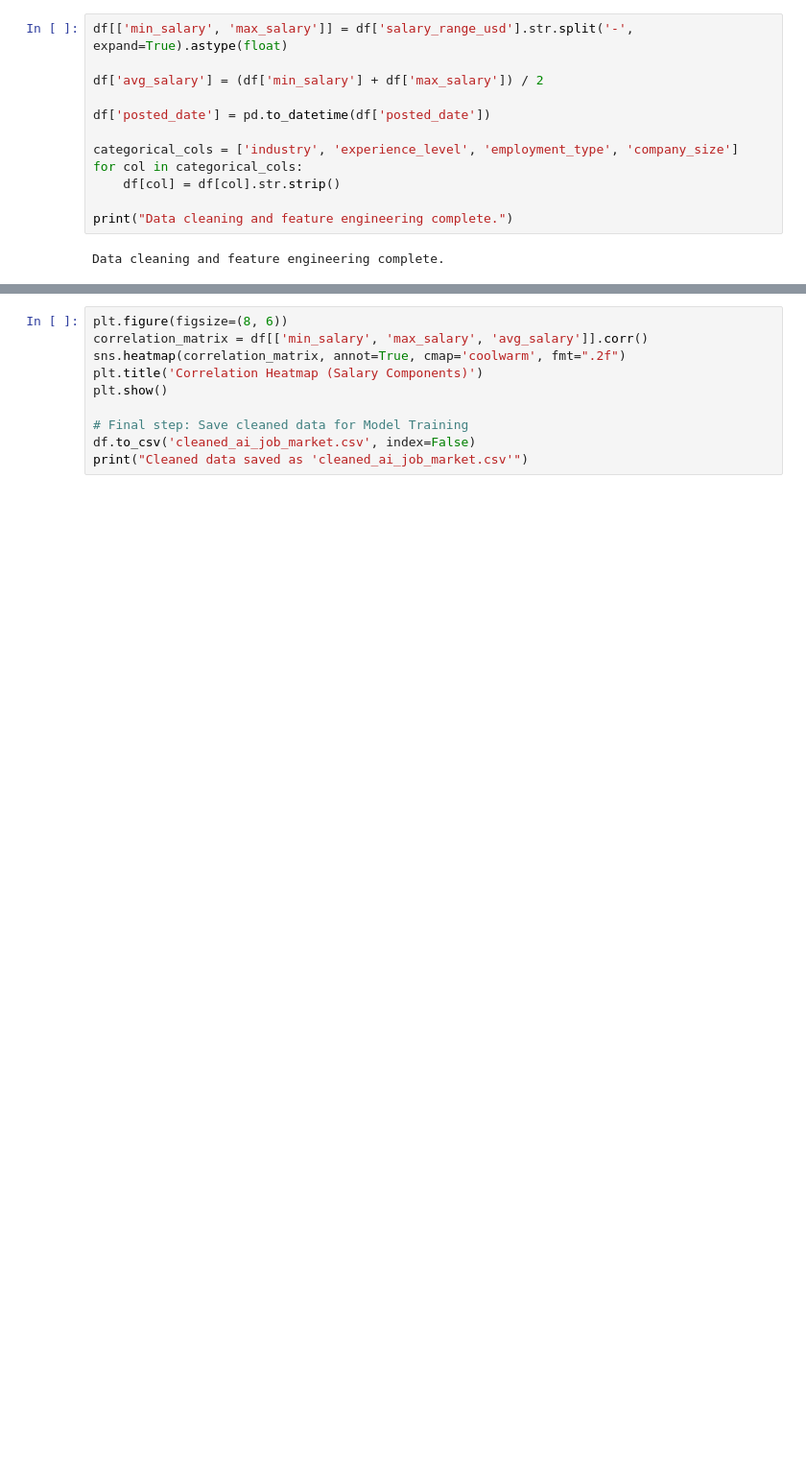
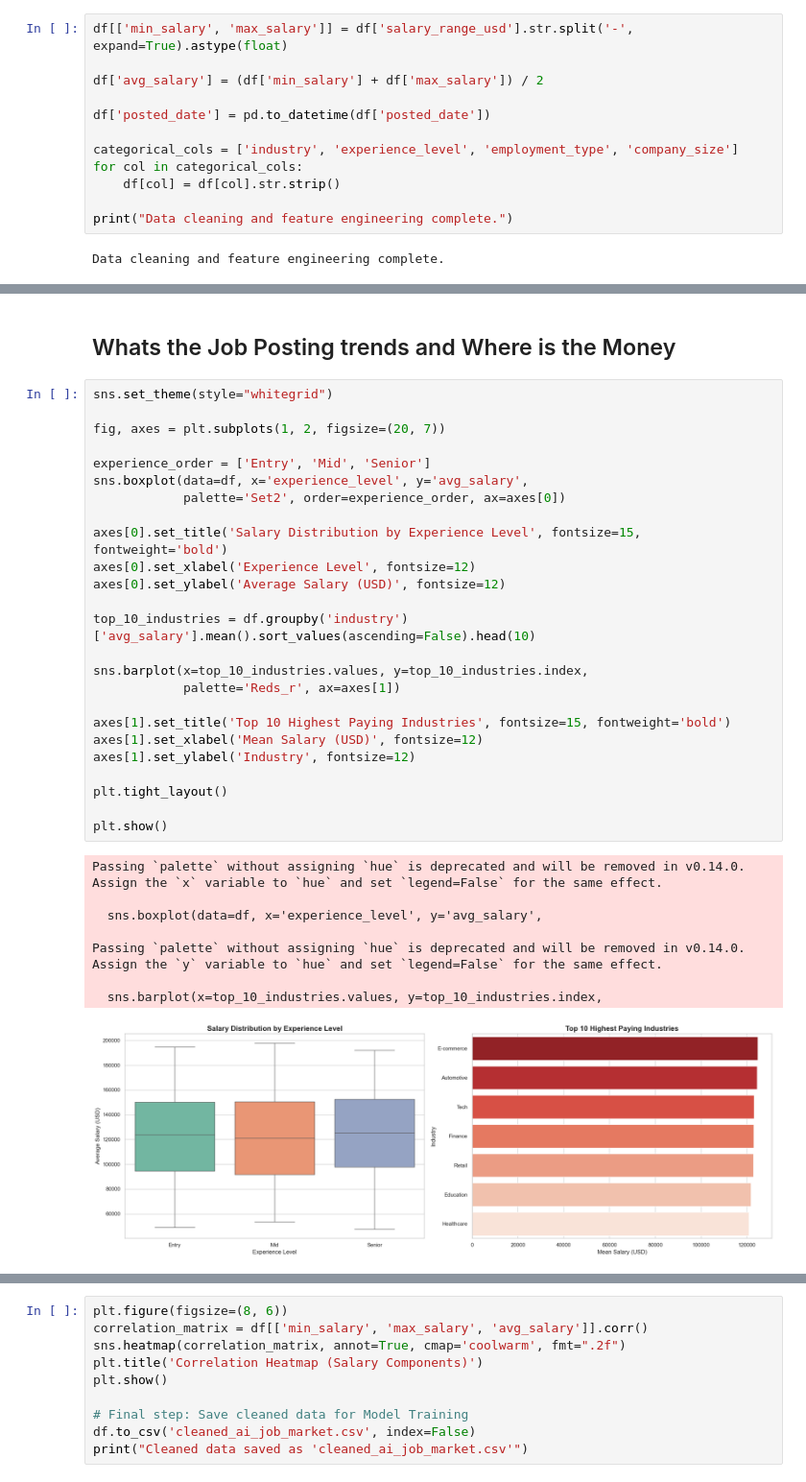
Before and after one commit to Data200-Jan2026/project-team-4, a Jupyter notebook: EDA.ipynb, the cells around one changed output, grey strips where cells are left out. Shown at 96% size. Cells and saved outputs as stored; diff of their text form; blank space fills up the shorter version.

```diff
--- a/EDA.ipynb
+++ b/EDA.ipynb
@@ -150,0 +141,36 @@ Passing `palette` without assigning `hue` is deprecated and will be removed in v
+# %% [markdown]
+## Whats the Job Posting trends and Where is the Money
+# %%
+sns.set_theme(style="whitegrid")
+
+fig, axes = plt.subplots(1, 2, figsize=(20, 7))
+
+experience_order = ['Entry', 'Mid', 'Senior']
+sns.boxplot(data=df, x='experience_level', y='avg_salary',
+            palette='Set2', order=experience_order, ax=axes[0])
+
+axes[0].set_title('Salary Distribution by Experience Level', fontsize=15, fontweight='bold')
+axes[0].set_xlabel('Experience Level', fontsize=12)
+axes[0].set_ylabel('Average Salary (USD)', fontsize=12)
+
+top_10_industries = df.groupby('industry')['avg_salary'].mean().sort_values(ascending=False).head(10)
+
+sns.barplot(x=top_10_industries.values, y=top_10_industries.index,
+            palette='Reds_r', ax=axes[1])
+
+axes[1].set_title('Top 10 Highest Paying Industries', fontsize=15, fontweight='bold')
+axes[1].set_xlabel('Mean Salary (USD)', fontsize=12)
+axes[1].set_ylabel('Industry', fontsize=12)
+
+plt.tight_layout()
+
+plt.show()
+# %% [output]
+Passing `palette` without assigning `hue` is deprecated and will be removed in v0.14.0. Assign the `x` variable to `hue` and set `legend=False` for the same effect.
+
+  sns.boxplot(data=df, x='experience_level', y='avg_salary',
+
+Passing `palette` without assigning `hue` is deprecated and will be removed in v0.14.0. Assign the `y` variable to `hue` and set `legend=False` for the same effect.
+
+  sns.barplot(x=top_10_industries.values, y=top_10_industries.index,
+[figure, added]
```
Also changed, not shown: parts of 9 cells of this notebook, 3 other files.
